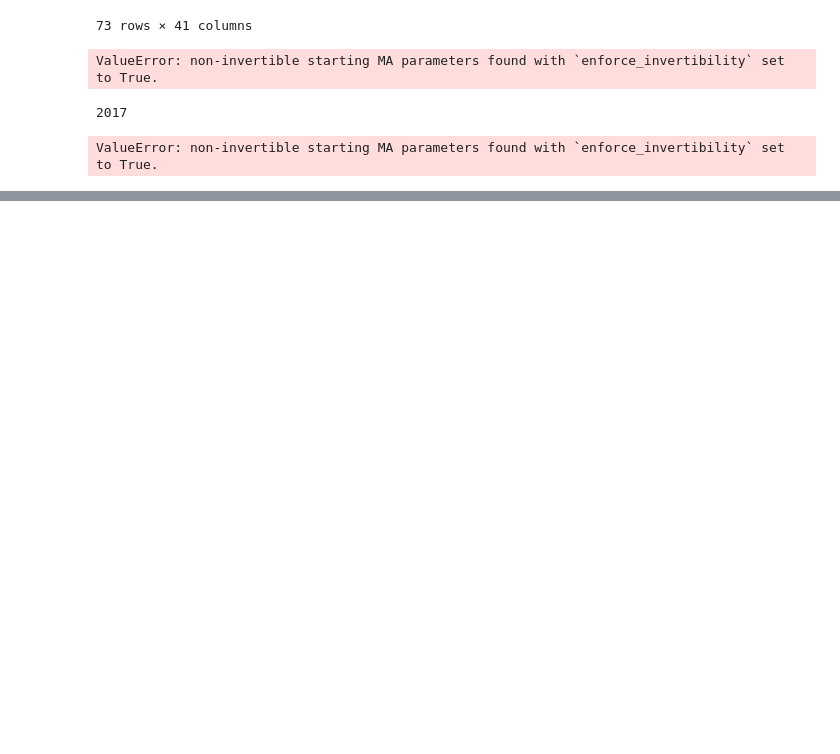
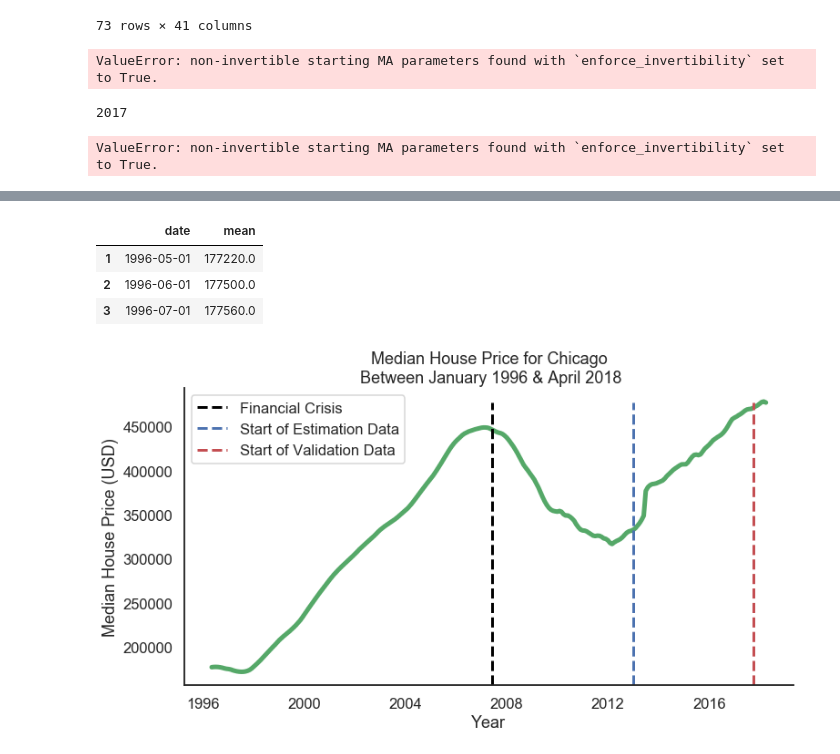
Before and after one commit to AdamBlomfield/mod_4_project, a Jupyter notebook: notebooks/ab_mod_4.ipynb, the cells around one changed output, grey strips where cells are left out. Cells and saved outputs as stored; diff of their text form; code cells hidden in the pictures; blank space fills up the shorter version.

Commit message:
chart to show cut off at 2013

```diff
--- a/notebooks/ab_mod_4.ipynb
+++ b/notebooks/ab_mod_4.ipynb
@@ -888,0 +908,54 @@ ValueError: non-invertible starting MA parameters found with `enforce_invertibil
+# %%
+# Find the mean of all the zipcodes for each date
+zillow_chicago_mean = pd.DataFrame(zillow_chicago[1:].mean(axis=1))
+
+# Add the date column into the mean column to make 1 df
+date = zillow_chicago['date']
+mean = zillow_chicago_mean
+zillow_chicago_mean = pd.concat([date,mean], axis=1)
+
+# rename column to 'mean'
+zillow_chicago_mean.columns = ['date', 'mean']
+
+# drop NaN 1st row
+zillow_chicago_mean.drop(0, inplace=True)
+zillow_chicago_mean.head(3)
+# %% [output]
+|  | date | mean |
+| 1 | 1996-05-01 | 177220.0 |
+| 2 | 1996-06-01 | 177500.0 |
+| 3 | 1996-07-01 | 177560.0 |
+# %%
+# set figuresize and style
+sns.set(rc={'figure.figsize':(12,6)},style="white", context="talk")
+
+# plot
+ax = sns.lineplot('date', 'mean', data=zillow_chicago_mean, color='g', lw=5);
+
+# Formatting
+    # Title
+title = 'Median House Price for Chicago\n Between January 1996 & April 2018'
+ax.set_title(title)
+    # Axis labels
+xlabel = 'Year'
+ylabel = "Median House Price (USD)"
+ax.set(xlabel=xlabel, ylabel=ylabel)
+
+# Insert Vertical Line for financial crisis
+ax.axvline(x='2007-06', ymin=0, ymax=0.95, ls= "--", lw=3, color='black', label='Financial Crisis')
+
+# Estimation period
+    # Vertical Line for start
+ax.axvline(x='2013', ymin=0, ymax=0.95, ls= "--", lw=3, color='b', label='Start of Estimation Data')
+
+# Validation Period
+    # Vertical Line for start
+ax.axvline(x='2017-10', ymin=0, ymax=0.95, ls= "--", lw=3, color='r', label='Start of Validation Data')
+
+# Take off the border
+sns.despine()
+
+# show legend
+plt.legend();
+# %% [output]
+[figure, added]
```
Also changed, not shown: parts of 5 cells of this notebook.
